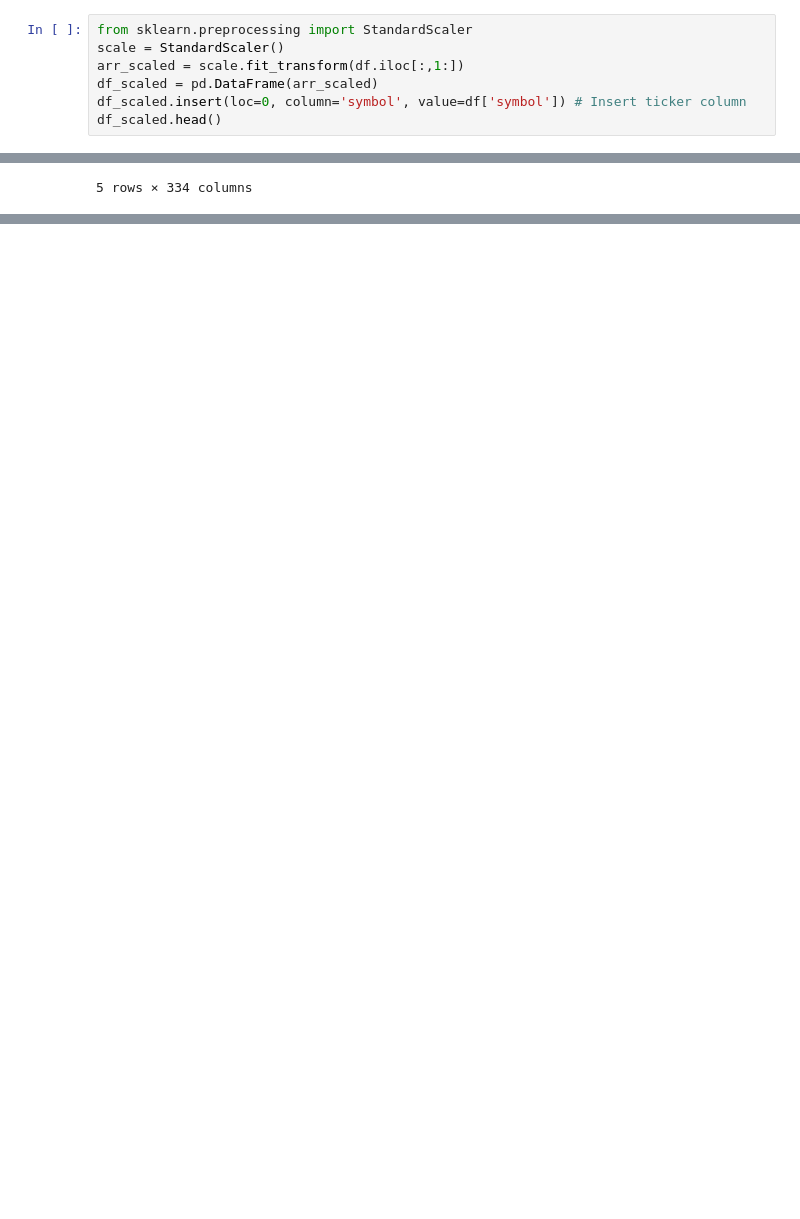
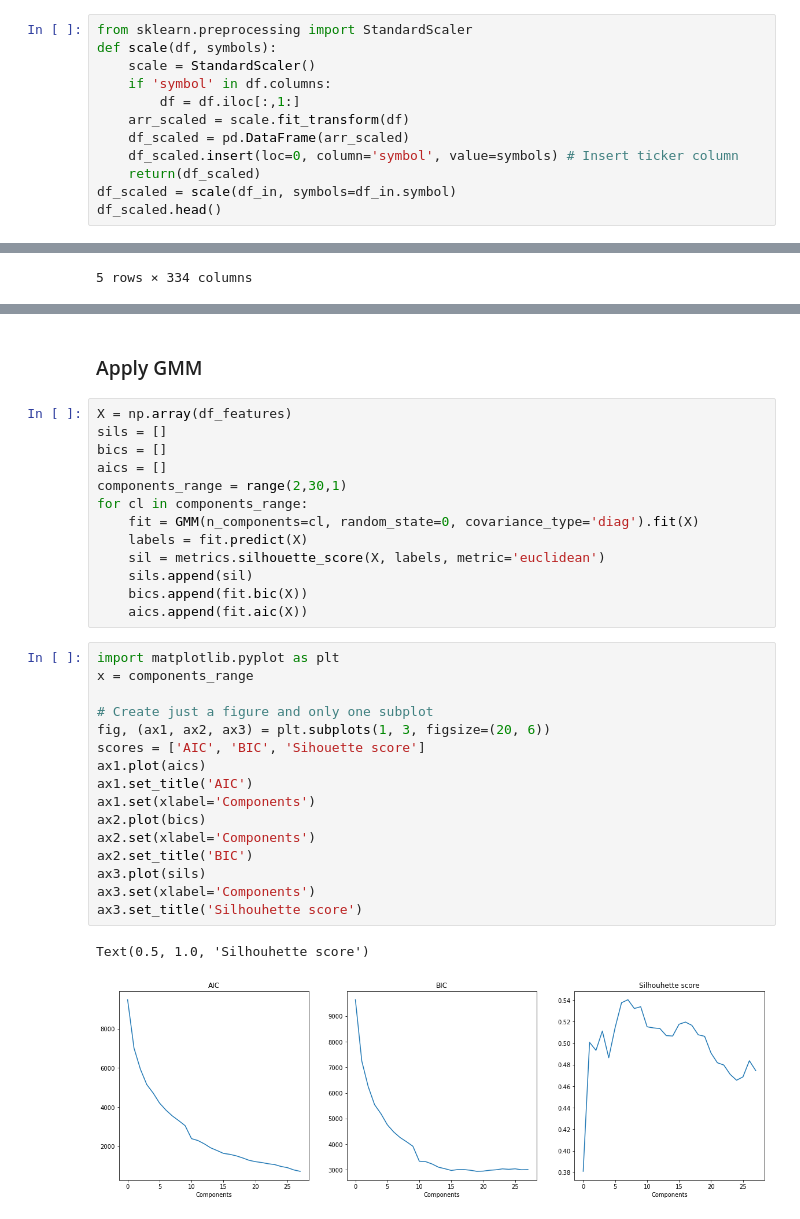
Before and after one commit to sachaschwab/Trade-Data-Clustering, a Jupyter notebook: code.ipynb, the cells around one changed output, grey strips where cells are left out. Cells and saved outputs as stored; diff of their text form; blank space fills up the shorter version.

```diff
--- a/code.ipynb
+++ b/code.ipynb
@@ -17,9 +21,14 @@ df.head()
 # %%
 from sklearn.preprocessing import StandardScaler
-scale = StandardScaler()
-arr_scaled = scale.fit_transform(df.iloc[:,1:])
-df_scaled = pd.DataFrame(arr_scaled)
-df_scaled.insert(loc=0, column='symbol', value=df['symbol']) # Insert ticker column
+def scale(df, symbols):
+    scale = StandardScaler()
+    if 'symbol' in df.columns:
+        df = df.iloc[:,1:]
+    arr_scaled = scale.fit_transform(df)
+    df_scaled = pd.DataFrame(arr_scaled)
+    df_scaled.insert(loc=0, column='symbol', value=symbols) # Insert ticker column
+    return(df_scaled)
+df_scaled = scale(df_in, symbols=df_in.symbol)
 df_scaled.head()
 # %% [output]
 |  | symbol | 0 | 1 | 2 | 3 | 4 | 5 | 6 | 7 | 8 | ... | ... |
@@ -31,0 +81,34 @@ df_scaled.head()
+# %% [markdown]
+### Apply GMM
+# %%
+X = np.array(df_features)
+sils = []
+bics = []
+aics = []
+components_range = range(2,30,1)
+for cl in components_range:
+    fit = GMM(n_components=cl, random_state=0, covariance_type='diag').fit(X)
+    labels = fit.predict(X)
+    sil = metrics.silhouette_score(X, labels, metric='euclidean')
+    sils.append(sil)
+    bics.append(fit.bic(X))
+    aics.append(fit.aic(X))
+# %%
+import matplotlib.pyplot as plt
+x = components_range
+
+# Create just a figure and only one subplot
+fig, (ax1, ax2, ax3) = plt.subplots(1, 3, figsize=(20, 6))
+scores = ['AIC', 'BIC', 'Sihouette score']
+ax1.plot(aics)
+ax1.set_title('AIC')
+ax1.set(xlabel='Components')
+ax2.plot(bics)
+ax2.set(xlabel='Components')
+ax2.set_title('BIC')
+ax3.plot(sils)
+ax3.set(xlabel='Components')
+ax3.set_title('Silhouhette score')
+# %% [output]
+Text(0.5, 1.0, 'Silhouhette score')
+[figure, added]
```
Also changed, not shown: parts of 5 cells of this notebook, 1 other file.
